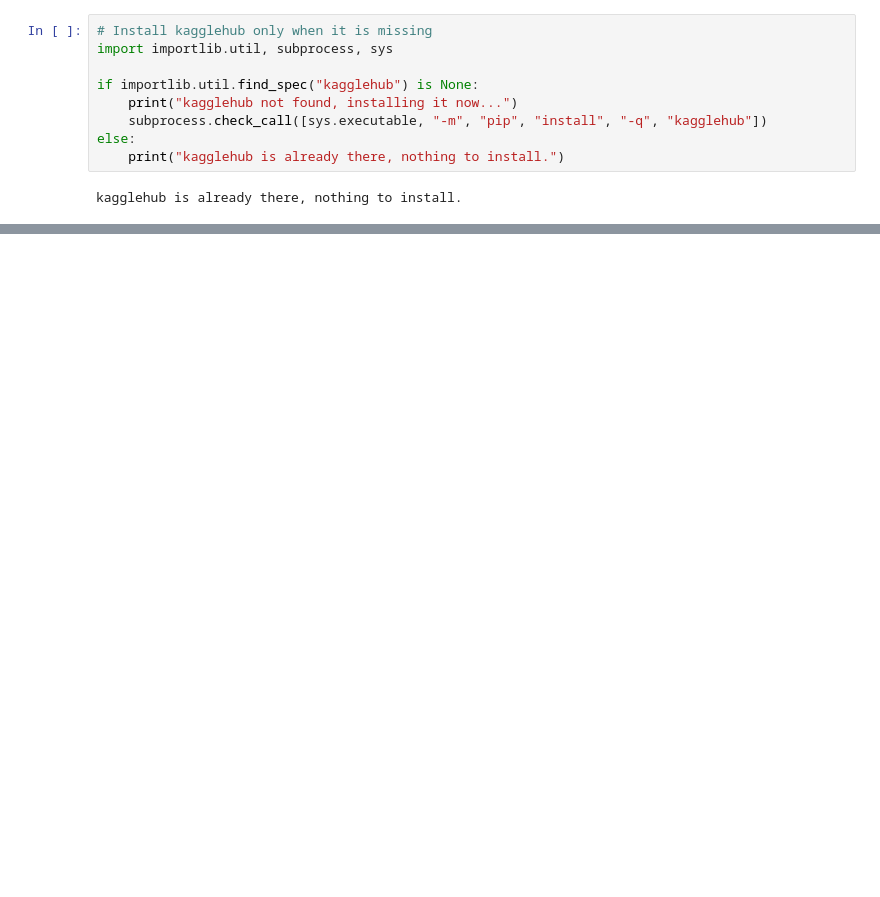
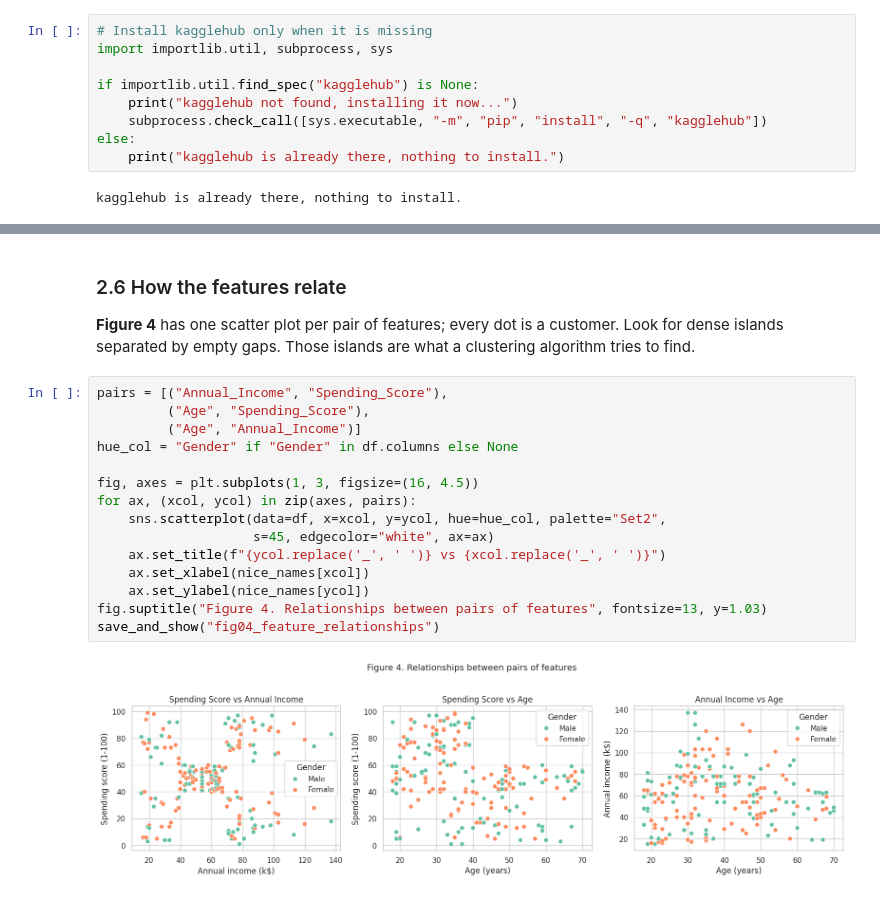
Before and after one commit to emysanceo/AsikonML, a Jupyter notebook: ASIKON_Mall_Customer_Segmentation.ipynb, the cells around one changed output, grey strips where cells are left out. Cells and saved outputs as stored; diff of their text form; blank space fills up the shorter version.

```diff
--- a/ASIKON_Mall_Customer_Segmentation.ipynb
+++ b/ASIKON_Mall_Customer_Segmentation.ipynb
@@ -60,0 +320,20 @@ Data loaded! Shape: (200, 5)
+# %% [markdown]
+### 2.6 How the features relate
+**Figure 4** has one scatter plot per pair of features; every dot is a customer. Look for dense islands separated by empty gaps. Those islands are what a clustering algorithm tries to find.
+# %%
+pairs = [("Annual_Income", "Spending_Score"),
+         ("Age", "Spending_Score"),
+         ("Age", "Annual_Income")]
+hue_col = "Gender" if "Gender" in df.columns else None
+
+fig, axes = plt.subplots(1, 3, figsize=(16, 4.5))
+for ax, (xcol, ycol) in zip(axes, pairs):
+    sns.scatterplot(data=df, x=xcol, y=ycol, hue=hue_col, palette="Set2",
+                    s=45, edgecolor="white", ax=ax)
+    ax.set_title(f"{ycol.replace('_', ' ')} vs {xcol.replace('_', ' ')}")
+    ax.set_xlabel(nice_names[xcol])
+    ax.set_ylabel(nice_names[ycol])
+fig.suptitle("Figure 4. Relationships between pairs of features", fontsize=13, y=1.03)
+save_and_show("fig04_feature_relationships")
+# %% [output]
+[figure, added]
```
Also changed, not shown: parts of 64 cells of this notebook, 4 other files.
